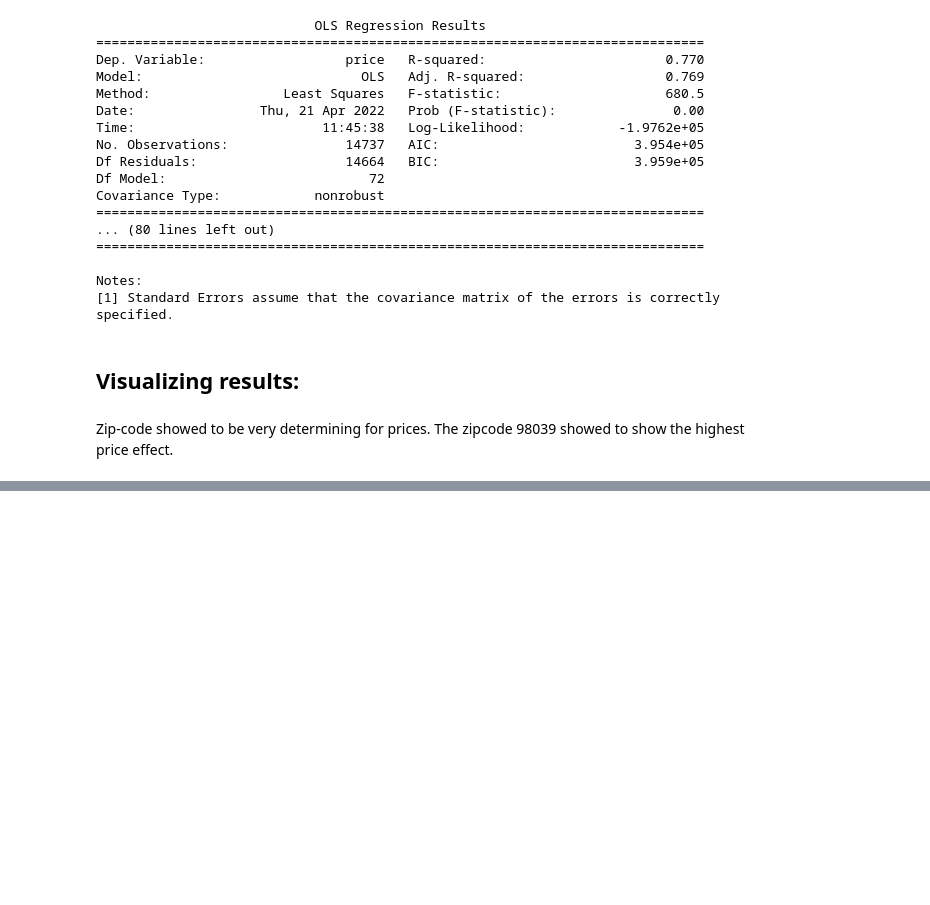
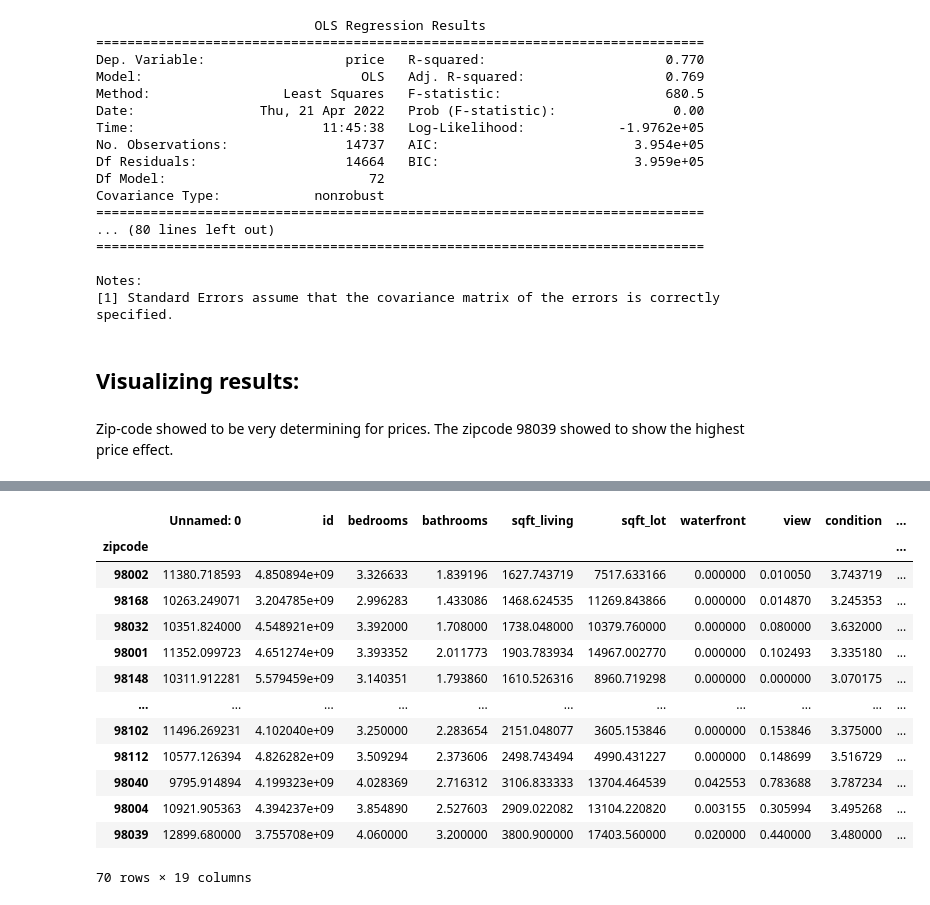
Before and after one commit to CrisQueCris/Houseprices, a Jupyter notebook: Modeling_Project/FinalJupyter.ipynb, the cells around one changed output, grey strips where cells are left out. Saved outputs shown, nothing was run; the diff lists cells and outputs as text; code cells hidden in the pictures; blank space fills up the shorter version.

```diff
--- a/Modeling_Project/FinalJupyter.ipynb
+++ b/Modeling_Project/FinalJupyter.ipynb
@@ -909,0 +919,17 @@ sns.scatterplot(data=df_result, x='long', y='lat', hue='zip_rank').set(title= 'Z
+# %%
+pd.merge(hp_df_org.groupby('zipcode').mean('price'), hp_df_org, on='zipcode'
+# %% [output]
+|  | Unnamed: 0 | id | bedrooms | bathrooms | sqft_living | sqft_lot | waterfront | view | condition | ... |
+| zipcode |  |  |  |  |  |  |  |  |  | ... |
+| 98002 | 11380.718593 | 4.850894e+09 | 3.326633 | 1.839196 | 1627.743719 | 7517.633166 | 0.000000 | 0.010050 | 3.743719 | ... |
+| 98168 | 10263.249071 | 3.204785e+09 | 2.996283 | 1.433086 | 1468.624535 | 11269.843866 | 0.000000 | 0.014870 | 3.245353 | ... |
+| 98032 | 10351.824000 | 4.548921e+09 | 3.392000 | 1.708000 | 1738.048000 | 10379.760000 | 0.000000 | 0.080000 | 3.632000 | ... |
+| 98001 | 11352.099723 | 4.651274e+09 | 3.393352 | 2.011773 | 1903.783934 | 14967.002770 | 0.000000 | 0.102493 | 3.335180 | ... |
+| 98148 | 10311.912281 | 5.579459e+09 | 3.140351 | 1.793860 | 1610.526316 | 8960.719298 | 0.000000 | 0.000000 | 3.070175 | ... |
+| ... | ... | ... | ... | ... | ... | ... | ... | ... | ... | ... |
+| 98102 | 11496.269231 | 4.102040e+09 | 3.250000 | 2.283654 | 2151.048077 | 3605.153846 | 0.000000 | 0.153846 | 3.375000 | ... |
+| 98112 | 10577.126394 | 4.826282e+09 | 3.509294 | 2.373606 | 2498.743494 | 4990.431227 | 0.000000 | 0.148699 | 3.516729 | ... |
+| 98040 | 9795.914894 | 4.199323e+09 | 4.028369 | 2.716312 | 3106.833333 | 13704.464539 | 0.042553 | 0.783688 | 3.787234 | ... |
+| 98004 | 10921.905363 | 4.394237e+09 | 3.854890 | 2.527603 | 2909.022082 | 13104.220820 | 0.003155 | 0.305994 | 3.495268 | ... |
+| 98039 | 12899.680000 | 3.755708e+09 | 4.060000 | 3.200000 | 3800.900000 | 17403.560000 | 0.020000 | 0.440000 | 3.480000 | ... |
+70 rows × 19 columns
```
Also changed, not shown: parts of 53 cells of this notebook, 5 other files.
